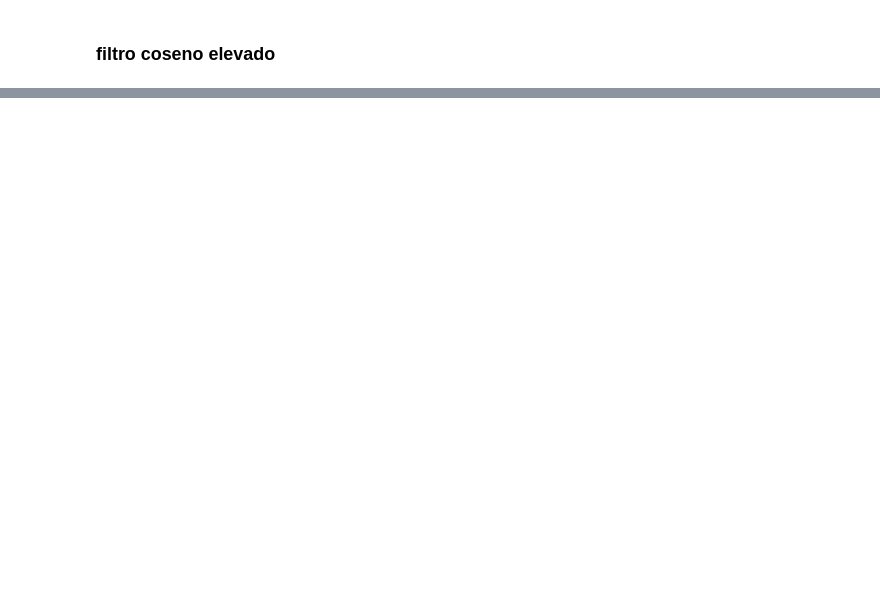
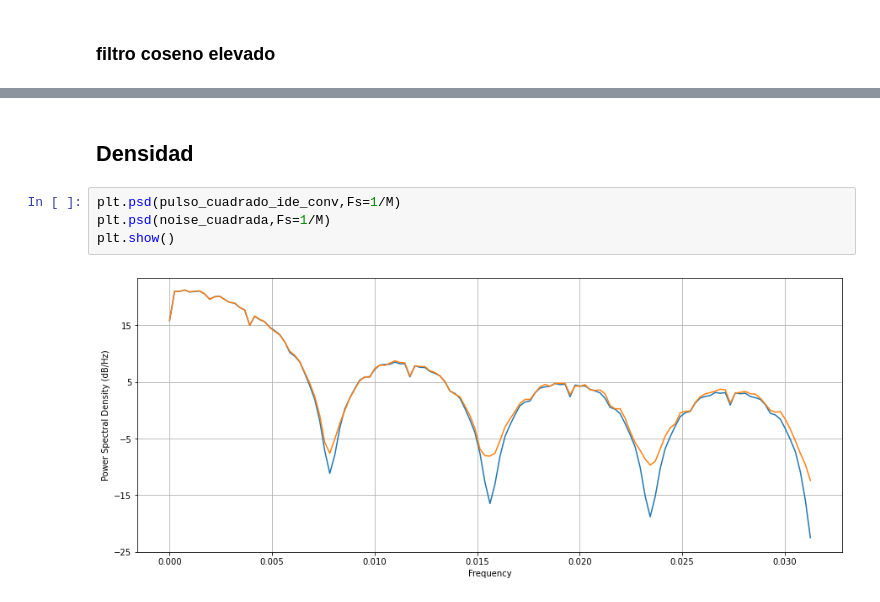
Before and after one commit to jonathancagua/PDS, a Jupyter notebook: CURSO/1_TP3.ipynb, the cells around one changed output, grey strips where cells are left out. Drawn from its saved outputs; the diff is of its cells as text; blank space fills up the shorter version.

```diff
--- a/CURSO/1_TP3.ipynb
+++ b/CURSO/1_TP3.ipynb
@@ -228,0 +257,8 @@ plt.show()
+# %% [markdown]
+## Densidad
+# %%
+plt.psd(pulso_cuadrado_ide_conv,Fs=1/M)
+plt.psd(noise_cuadrada,Fs=1/M)
+plt.show()
+# %% [output]
+[figure, added]
```
Also changed, not shown: parts of 9 cells of this notebook.
